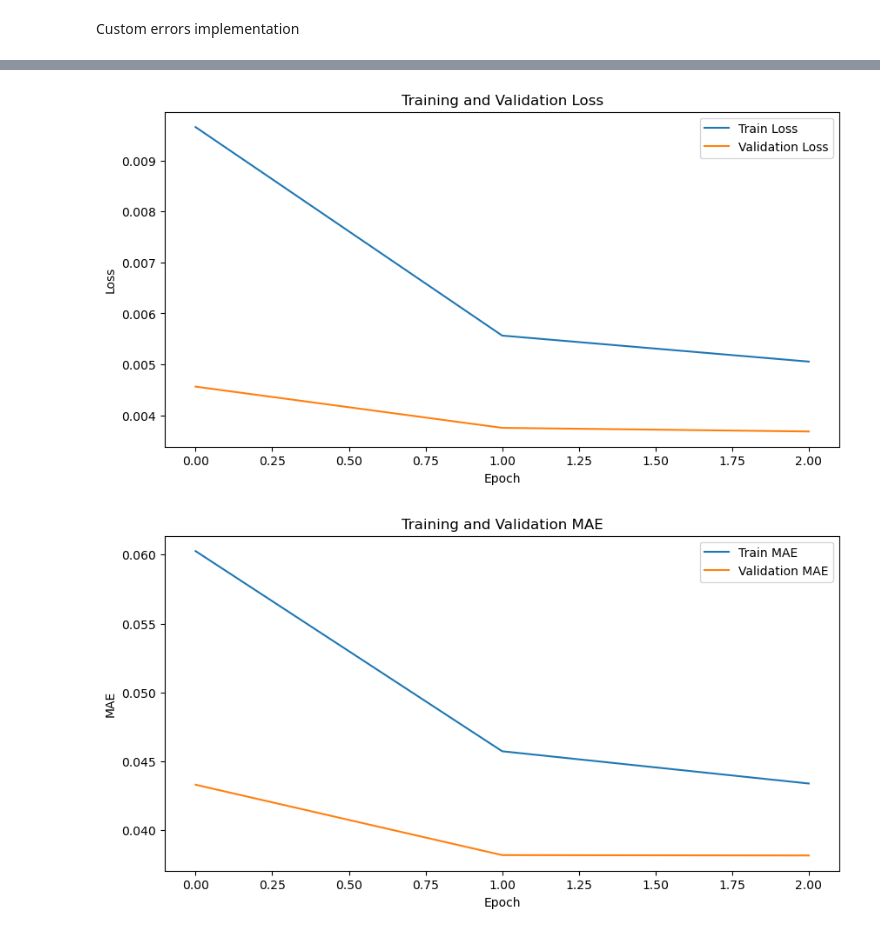
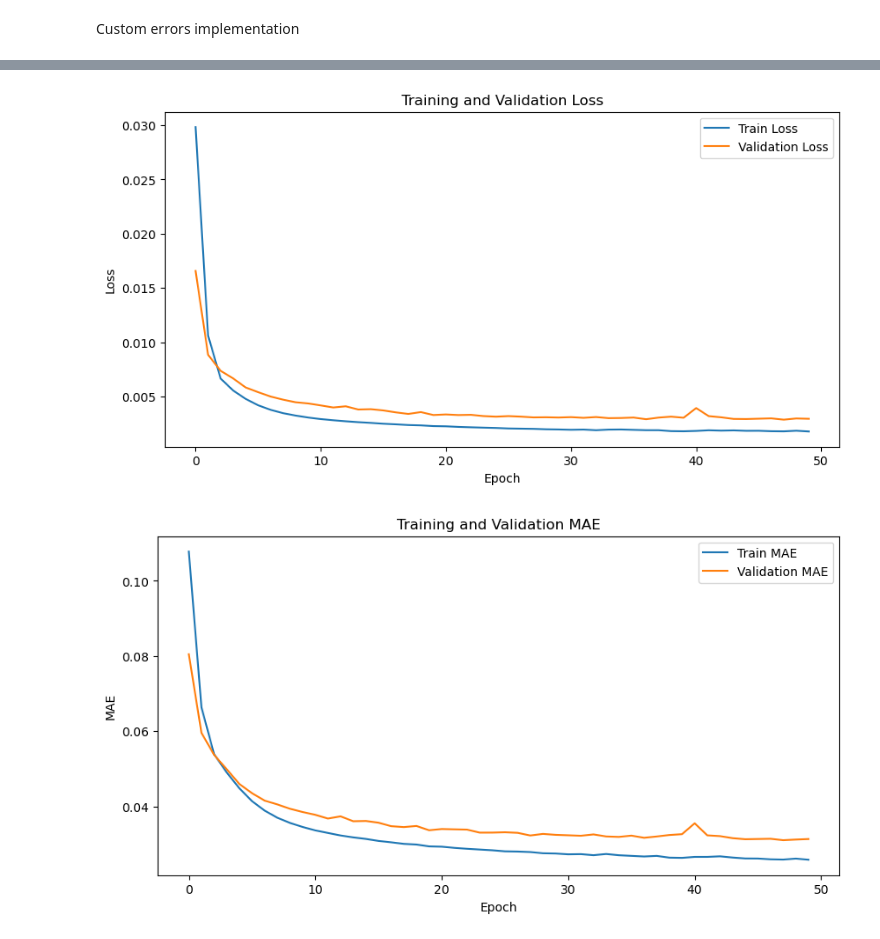
Before and after one commit to kozlowskihubert/london-city-bikes, a Jupyter notebook: notebooks/training_notebook.ipynb, the cells around one changed output, grey strips where cells are left out. Drawn from its saved outputs; the diff is of its cells as text; code cells hidden in the pictures.

```diff
--- a/notebooks/training_notebook.ipynb
+++ b/notebooks/training_notebook.ipynb
@@ -32,3 +33,5 @@ train_dataloaders, val_dataloaders, scalers = get_dataloaders()
+# %%
+train_dataloader, val_dataloader, scalers, cluster_id_map = get_dataloaders(use_cluster_embedding_input=True)
 # %% [markdown]
 # Training
 # %% [markdown]
@@ -40,7 +43,8 @@ FUTURE_FEATURE_SIZE = 10
 HIDDEN_SIZE = 128
 OUTPUT_SIZE = 2 * PRED_LENGTH
 NUM_LAYERS = 1
-NUM_EPOCHS = 3
+NUM_EPOCHS = 50
 DROPOUT = 0
 LEARNING_RATE = 0.0001
+USE_CLUSTER_EMBEDDING = True
 # %% [markdown]
@@ -52,50 +52,40 @@ list(train_dataloaders.keys())[:1]
 # %%
-#for cluster in train_dataloaders.keys():
-for cluster in list(train_dataloaders.keys())[:1]:
-    model = LSTMModel(
-        input_size=INPUT_SIZE,
-        hidden_size=HIDDEN_SIZE,
-        future_feature_size=FUTURE_FEATURE_SIZE,
-        output_size=OUTPUT_SIZE,
-        pred_length=PRED_LENGTH,
-        num_layers=NUM_LAYERS,
-        dropout=DROPOUT
-    ).to(DEVICE)
+model = LSTMModel(
+    input_size=INPUT_SIZE,
+    hidden_size=HIDDEN_SIZE,
+    future_feature_size=FUTURE_FEATURE_SIZE,
+    output_size=OUTPUT_SIZE,
+    pred_length=PRED_LENGTH,
+    num_layers=NUM_LAYERS,
+    dropout=DROPOUT,
+    use_cluster_embedding=USE_CLUSTER_EMBEDDING,
+    num_clusters=len(cluster_id_map),
+    cluster_emb_size=8
+).to(DEVICE)
 
-    criterion = LinearWeightedMSELoss()
-    optimizer = torch.optim.Adam(model.parameters(), lr=LEARNING_RATE)
+criterion = LinearWeightedMSELoss()
+optimizer = torch.optim.Adam(model.parameters(), lr=LEARNING_RATE)
 
-    print(f'Training for Cluster {cluster}')
-    train_dataloader = train_dataloaders[cluster]
-    val_dataloader = val_dataloaders[cluster]
+mlflow.start_run()
+log_model_architecture(model)
+log_train_parameters_with_embedding(NUM_EPOCHS, optimizer, criterion, train_dataloader.batch_size, USE_CLUSTER_EMBEDDING)
 
-    mlflow.start_run()
-    log_model_architecture(model)
-    log_train_parameters(NUM_EPOCHS, optimizer, criterion, train_dataloader.batch_size, cluster)
+model = train_model(train_dataloader, val_dataloader, model, criterion, optimizer, num_epochs=NUM_EPOCHS)
+torch.save(model, f'./data/models/model_with_embeddings.pth')
+log_trained_model(model, MODELS_BASENAME + "_with_embedding.pth")
 
-    model = train_model(train_dataloader, val_dataloader, model, criterion, optimizer, num_epochs=NUM_EPOCHS)
-    torch.save(model, f'./data/models/model_{cluster}.pth')
-    log_trained_model(model, MODELS_BASENAME + f"_{cluster}")
+all_preds = {}
+all_true = {}
 
-    all_preds = {}
-    all_true = {}
+preds, true_vals, metadata = predict(model, val_dataloader)
 
-    print(f"Prediction for cluster: {cluster}")
-    val_dataloader = val_dataloaders[cluster]
-    scaler = scalers[cluster]
-    all_preds[cluster], all_true[cluster], metadata = predict(model, val_dataloader, scaler)
-    metrics = evaluate_predictions(all_true[cluster], all_preds[cluster], metadata)
+metrics = evaluate_predictions(true_vals, preds, metadata)
+print(f"Metrics:")
+print(f"  MAE: {metrics['MAE']:.4f}, RMSE: {metrics['RMSE']:.4f}, R2: {metrics['R2']:.4f}, sMAPE: {metrics['sMAPE']:.4f}%")
 
-    print(f"Overall Metrics:")
-    print(f"  MAE: {metrics['MAE']:.4f}")
-    print(f"  RMSE: {metrics['RMSE']:.4f}")
-    print(f"  R2: {metrics['R2']:.4f}")
-    print(f"  sMAPE: {metrics['sMAPE']:.4f}%")
+np.save(f"./data/results/true_values.npy", true_vals)
+np.save(f"./data/results/predictions.npy", preds)
+log_true_and_predictions_values(f"./data/results/true_values.npy", f"./data/results/predictions.npy")
 
-    true_values_filename = f"./data/results/true_values_{cluster}.npy"
-    predictions_filename = f"./data/results/predictions_{cluster}.npy"
-    np.save(true_values_filename, all_preds[cluster])
-    np.save(predictions_filename, all_true[cluster])
-    log_true_and_predictions_values(true_values_filename, predictions_filename)
-    mlflow.end_run()
+mlflow.end_run()
 # %% [output]
@@ -106,2 +109,2 @@ Epoch [3/3] - Train Loss: 0.0051, Train MAE: 0.0434, Val Loss: 0.0037, Val MAE:
-[figure, old version]
+[figure, new version]
-[figure, old version]
+[figure, new version]
```
Also changed, not shown: parts of 8 cells of this notebook, 5 other files.
